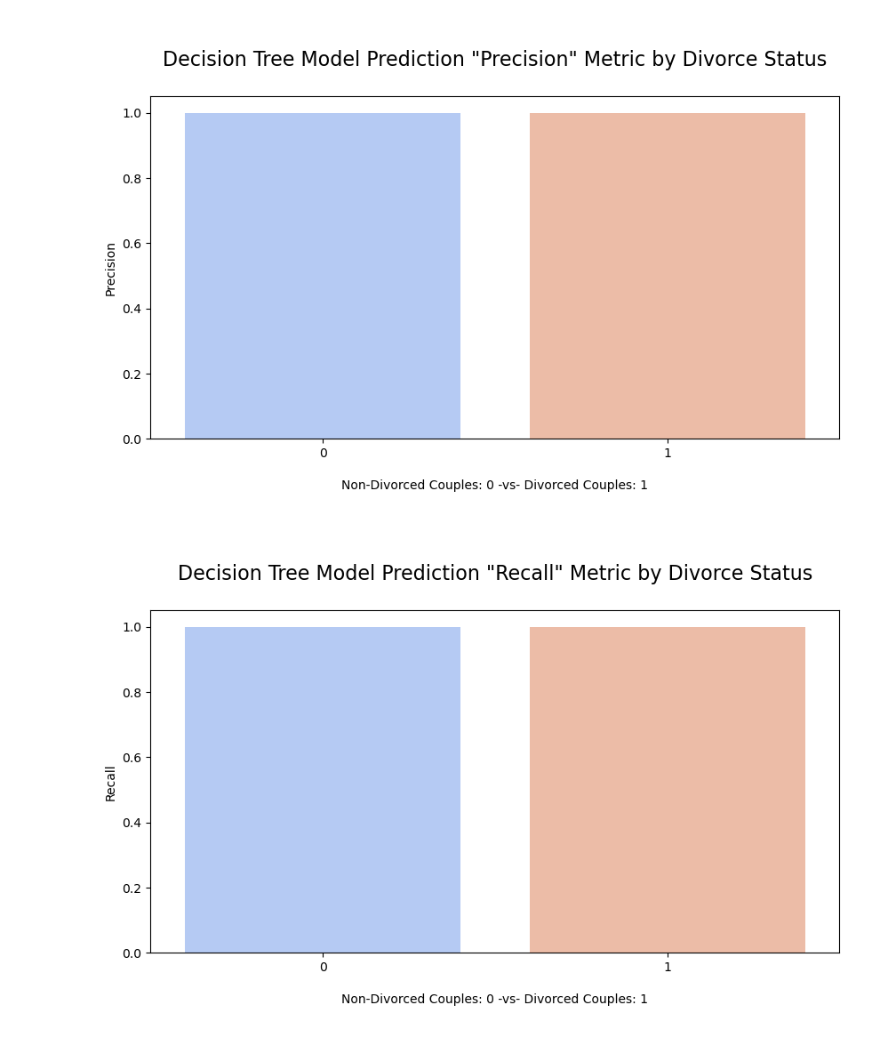
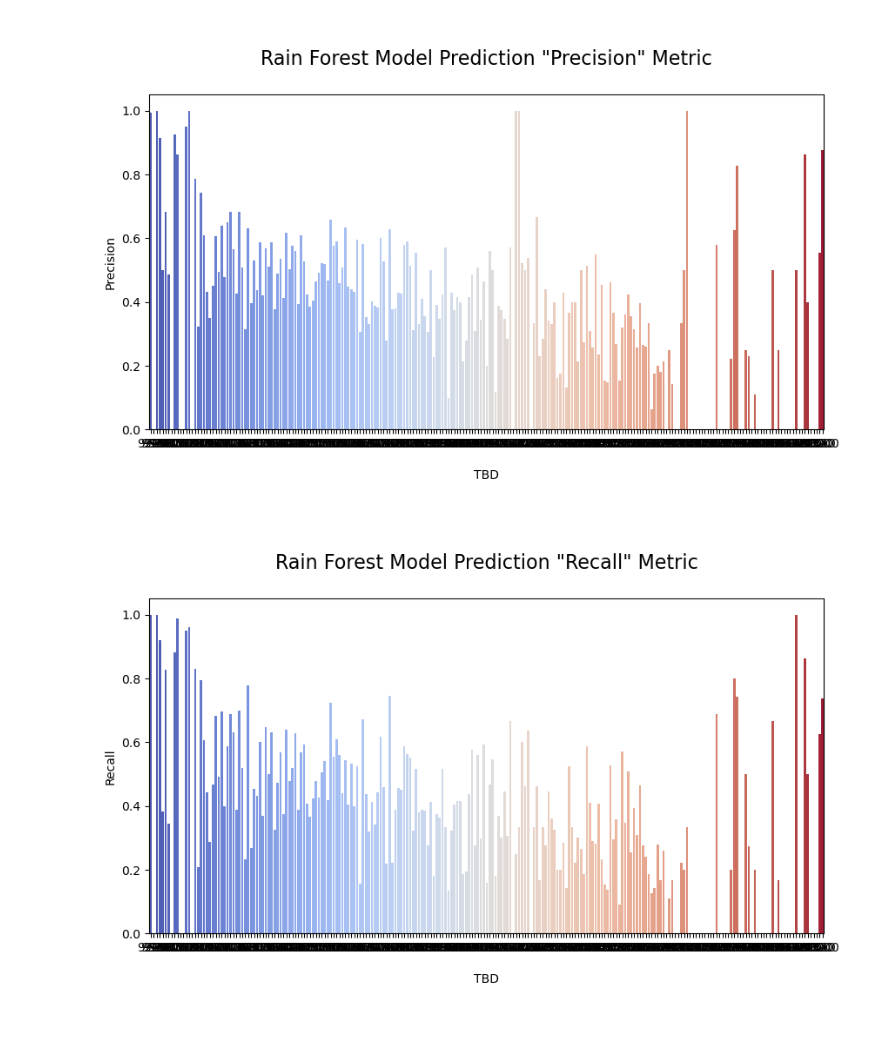
Before and after one commit to algjor/CO2-emissions, a Jupyter notebook: proj_3_CO2_emissions.ipynb, the cells around one changed output. Saved outputs shown, nothing was run; the diff lists cells and outputs as text; code cells hidden in the pictures.

```diff
--- a/proj_3_CO2_emissions.ipynb
+++ b/proj_3_CO2_emissions.ipynb
@@ -59,3 +223,4 @@ prices_df.columns
 # %%
 # Drop all rows with missing information in CO2 Emissions data set
-co2_df = co2_df.dropna(how='any')
+co2_filtered_df = co2_filtered_df.dropna(how='any')
+co2_filtered_df.value_counts
@@ -174,6 +428,6 @@ new_df.head()
 # %%
 # Drop the label to create the X data
 
-X = new_df.drop("<List the features here>", axis=1)
+X = co2_df_encoded.drop('CO2 Emissions (per WLTP)', axis=1)
 X
 # %% [output]
@@ -193,6 +447,6 @@ X
 # %%
-# Create the y set from the "Divorce_Y_N" column
+# Create the y set from the CO2 Emissions column
 
-y = new_df["<List the target here>"]
+y = co2_df_encoded['CO2 Emissions (per WLTP)']
 y
 # %% [output]
@@ -279,7 +529,7 @@ metrics = ['precision', 'recall', 'f1-score']
 for metric in metrics:
     plt.figure(figsize=(10, 5))
     sns.barplot(x=classes, y=df_lr_cr_report[metric][:-3], palette='coolwarm')
-    plt.title(f'\nLogistic Regression Model Prediction "{metric.capitalize()}" Metric by Price\n', fontsize=16)
+    plt.title(f'\nLogistic Regression Model Prediction "{metric.capitalize()}" Metric\n', fontsize=16)
     plt.xlabel('\nTBD\n')
     plt.ylabel(metric.capitalize())
     plt.xticks(rotation=0)
@@ -291,32 +548,33 @@ for metric in metrics:
 # %%
-# Create the decision tree classifier model
-dt_model = DecisionTreeClassifier()
+# Create the random forest classifier model
+# with n_estimators=128 and random_state=1
+rf_model = RandomForestClassifier(n_estimators=128, random_state=1)
 
 # Fit the model to the training data
-dt_model.fit(X_train_scale, y_train)
+rf_model.fit(X_train_scale, y_train)
 
 # Make predictions on the test data
-dt_predictions = dt_model.predict(X_test_scale)
-dt_predictions
+rf_predictions = rf_model.predict(X_test_scale)
+rf_predictions
 
 # Create a classification report
-dt_cr = classification_report(y_test, dt_predictions, output_dict=True)
+rf_cr = classification_report(y_test, rf_predictions, output_dict=True)
 
 # Plot the classification report
 # Convert the report to a DataFrame for plotting
-df_dt_cr_report = pd.DataFrame(dt_cr).transpose()
-df_dt_cr_report
+df_rf_cr_report = pd.DataFrame(rf_cr).transpose()
+df_rf_cr_report
 
-classes = df_dt_cr_report.index[:-3]
+classes = df_rf_cr_report.index[:-3]
 metrics = ['precision', 'recall', 'f1-score']
 for metric in metrics:
     plt.figure(figsize=(10, 5))
-    sns.barplot(x=classes, y=df_dt_cr_report[metric][:-3], palette='coolwarm')
-    plt.title(f'\nDecision Tree Model Prediction "{metric.capitalize()}" Metric by Price\n', fontsize=16)
+    sns.barplot(x=classes, y=df_rf_cr_report[metric][:-3], palette='coolwarm')
+    plt.title(f'\nRain Forest Model Prediction "{metric.capitalize()}" Metric\n', fontsize=16)
     plt.xlabel('\nTBD\n')
     plt.ylabel(metric.capitalize())
     plt.xticks(rotation=0)
     plt.show()
 # %% [output]
-[figure, old version]
+[figure, new version]
-[figure, old version]
+[figure, new version]
```
Also changed, not shown: parts of 54 cells of this notebook, 5 other files.
